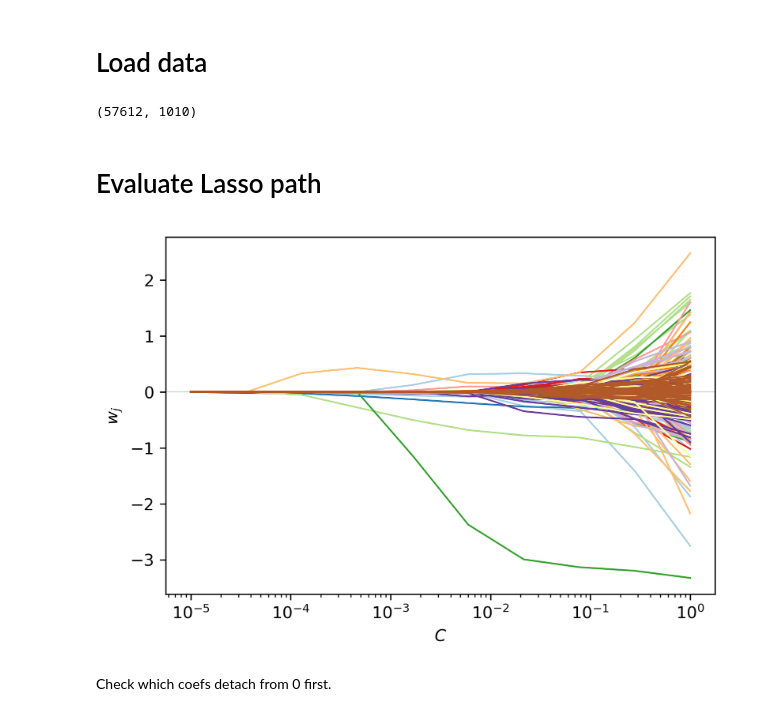
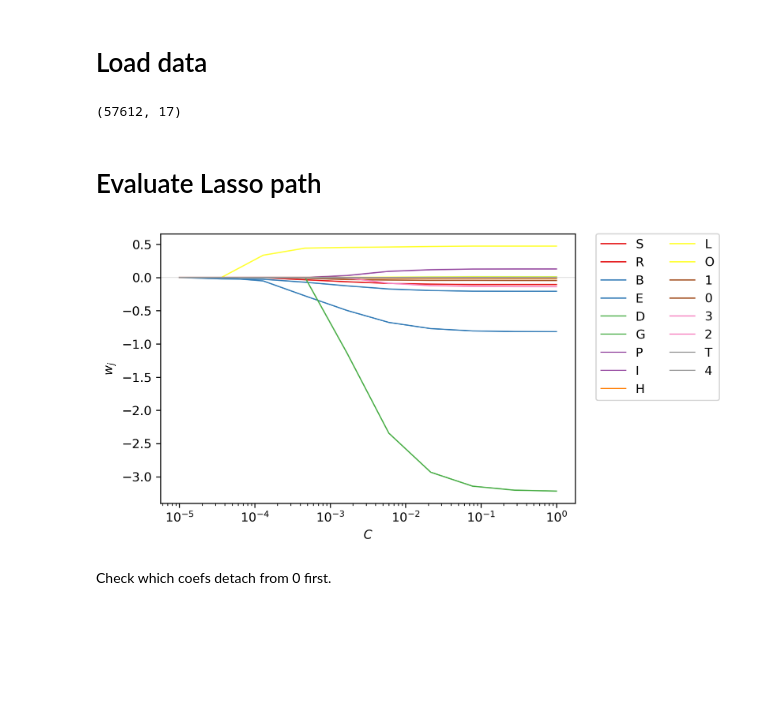
Before and after one commit to samuelefiorini/tangle, a Jupyter notebook: notebooks/paths.ipynb, the cells around one changed output. Cells and saved outputs as stored; diff of their text form; code cells hidden in the pictures; blank space fills up the shorter version.

```diff
--- a/notebooks/paths.ipynb
+++ b/notebooks/paths.ipynb
@@ -8,7 +8,7 @@ from tqdm import trange
 # %% [markdown]
 # Load data
 # %%
-ngram=3
+ngram=1
 
 _dfx = pd.read_csv('BOW-datasets/BOW_{}-gram_data.csv'.format(ngram), header=0, index_col=0)
 _dfy = pd.read_csv('BOW-datasets/BOW_{}-gram_labels.csv'.format(ngram), header=0, index_col=0)
@@ -20,7 +20,7 @@ y = _dfy.values
 feat_names = _dfx.columns
 print(X.shape)
 # %% [output]
-(57612, 1010)
+(57612, 17)
 # %% [markdown]
 # Evaluate Lasso path
 # %%
@@ -33,19 +33,19 @@ for i in trange(nC):
 # %%
 fig = plt.figure(dpi=300)
 ax = fig.add_subplot(111)
 
-colormap = plt.cm.Paired
+colormap = plt.cm.Set1
 ax.set_color_cycle([colormap(i) for i in np.linspace(0, 1, coefs.shape[0])])
 plt.axhline(color='k', linewidth=.1, linestyle='solid') # xaxis
 
 for _coef, _feature in zip(coefs, _dfx.columns):
     ax.semilogx(C_range, _coef, '-', label=_feature.upper(), linewidth=1)
 
-# lgd = plt.legend(bbox_to_anchor=(1.05, 1), loc=2, borderaxespad=0., ncol=2)
+lgd = plt.legend(bbox_to_anchor=(1.05, 1), loc=2, borderaxespad=0., ncol=2)
 plt.xlabel(r'$C$')
 plt.ylabel(r'$w_j$');
 # %% [output]
-[figure, old version]
+[figure, new version]
 # %% [markdown]
 Check which coefs detach from 0 first.
 # %%
```
Also changed, not shown: parts of 8 cells of this notebook.
